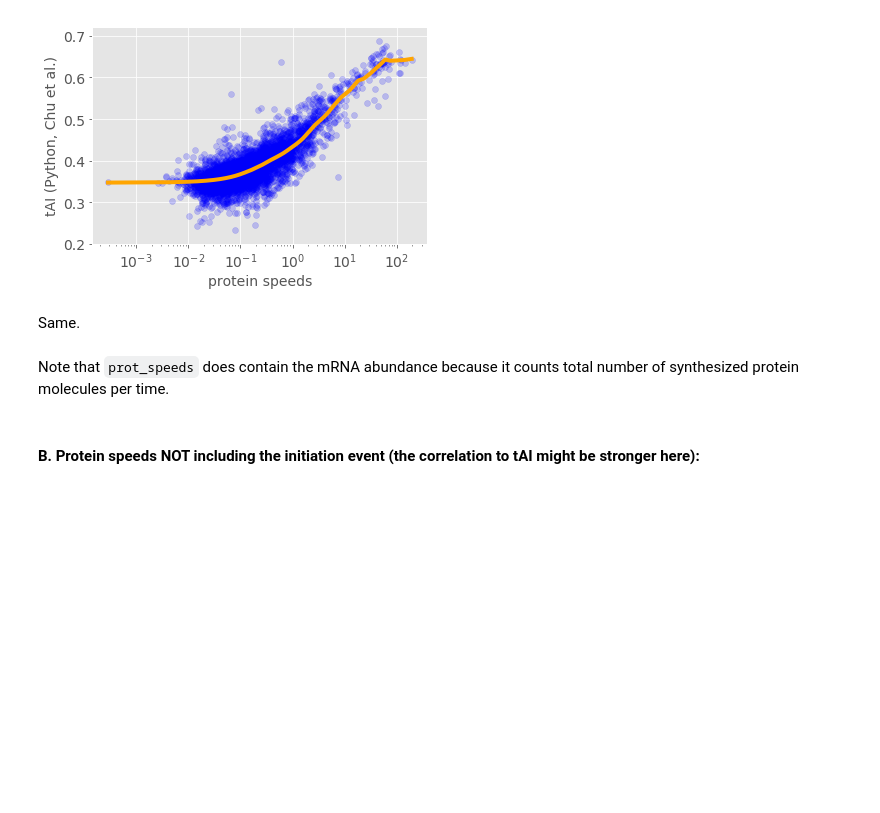
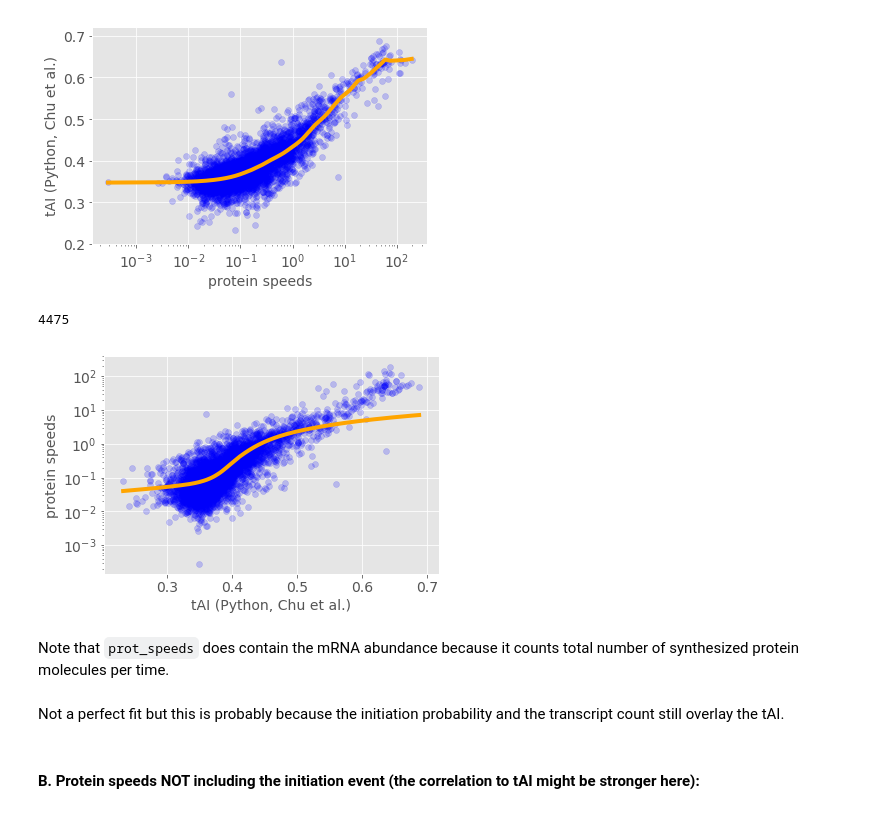
Before and after one commit to gittenberg/TRSL, a Jupyter notebook: workbooks/analyses/09 Codon_usage_analysis_tAI_cAI.ipynb, the cells around one changed output. Cells and saved outputs as stored; diff of their text form; code cells hidden in the pictures; blank space fills up the shorter version.

````diff
--- a/workbooks/analyses/09 Codon_usage_analysis_tAI_cAI.ipynb
+++ b/workbooks/analyses/09 Codon_usage_analysis_tAI_cAI.ipynb
@@ -312,10 +316,16 @@ scatter_dicts(prot_speeds, tAI_dict_python_chu, "protein speeds", "tAI (Python,
 # %% [output]
 4475
 [figure]
-# %% [markdown]
-Same.
+# %%
+scatter_dicts(tAI_dict_python_chu, prot_speeds, xaxislabel="tAI (Python, Chu et al.)", yaxislabel="protein speeds",
+              fontsize=14, alpha=0.2, xlog=False, ylog=True, xmax=False, ymax=False)
+# %% [output]
+4475
+[figure, added]
 # %% [markdown]
 Note that ```prot_speeds``` does contain the mRNA abundance because it counts total number of synthesized protein molecules per time.
+# %% [markdown]
+Not a perfect fit but this is probably because the initiation probability and the transcript count still overlay the tAI.
 # %% [markdown]
 #### B. Protein speeds NOT including the initiation event (the correlation to tAI might be stronger here):
 # %% [markdown]
````
Also changed, not shown: parts of 44 cells of this notebook, 3 other files.
